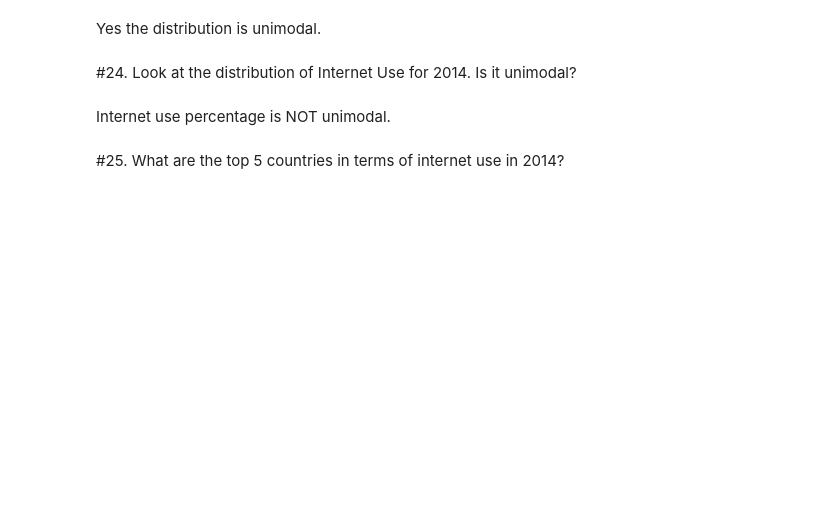
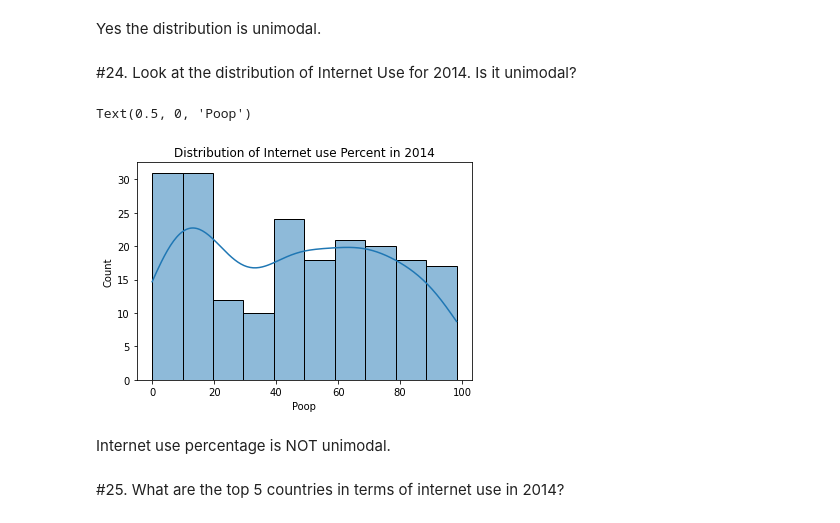
Before and after one commit to NSS-Full-Time-Data-Analytics-8/un_project-officialbubies, a Jupyter notebook: Notebooks/project1_un_data.ipynb, the cells around one changed output. Drawn from its saved outputs; the diff is of its cells as text; code cells hidden in the pictures; blank space fills up the shorter version.

```diff
--- a/Notebooks/project1_un_data.ipynb
+++ b/Notebooks/project1_un_data.ipynb
@@ -173,8 +360,13 @@ Yes the distribution is unimodal.
 # %% [markdown]
 #24. Look at the distribution of Internet Use for 2014. Is it unimodal?
 # %%
-plt.hist(df_2014.Internet_Users_Pct)
+sns.histplot(df_2014.Internet_Users_Pct, kde=True, bins= 10)
+#plt.hist(df_2014.Internet_Users_Pct)
 plt.title ('Distribution of Internet use Percent in 2014')
+plt.xlabel('Poop')
+# %% [output]
+Text(0.5, 0, 'Poop')
+[figure, added]
 # %% [markdown]
 Internet use percentage is NOT unimodal.
 # %% [markdown]
```
Also changed, not shown: parts of 42 cells of this notebook.
